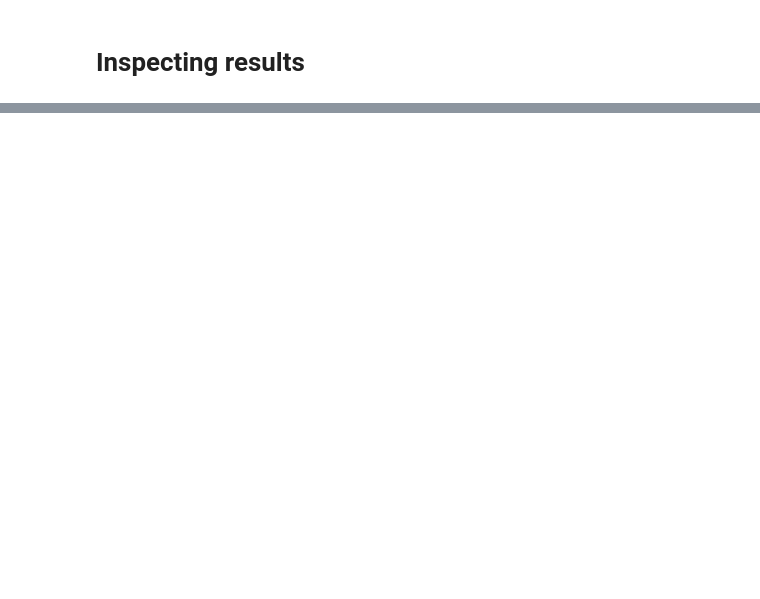
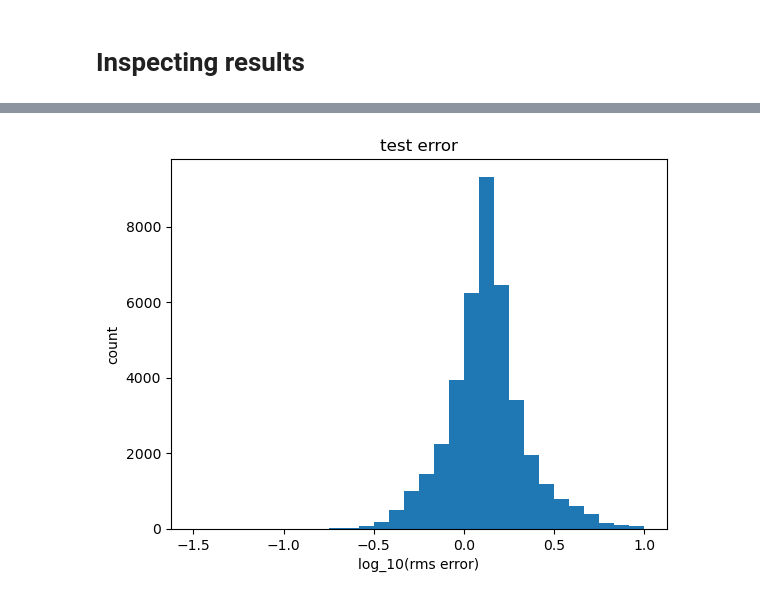
Before and after one commit to tobydriscoll/sciml-tearfilms, a Jupyter notebook: intensity_to_osmolarity.ipynb, the cells around one changed output, grey strips where cells are left out. Cells and saved outputs as stored; diff of their text form; code cells hidden in the pictures; blank space fills up the shorter version.

```diff
--- a/intensity_to_osmolarity.ipynb
+++ b/intensity_to_osmolarity.ipynb
@@ -236,0 +240,9 @@ plt.show()
+# %%
+rmserror = np.apply_along_axis(np.linalg.norm, 1, data_c - pred_c)
+plt.hist(np.log10(rmserror), bins=np.linspace(-1.5,1,31))
+plt.xlabel('log_10(rms error)')
+plt.ylabel('count')
+plt.title('test error')
+plt.show()
+# %% [output]
+[figure, added]
```
Also changed, not shown: parts of 10 cells of this notebook.
